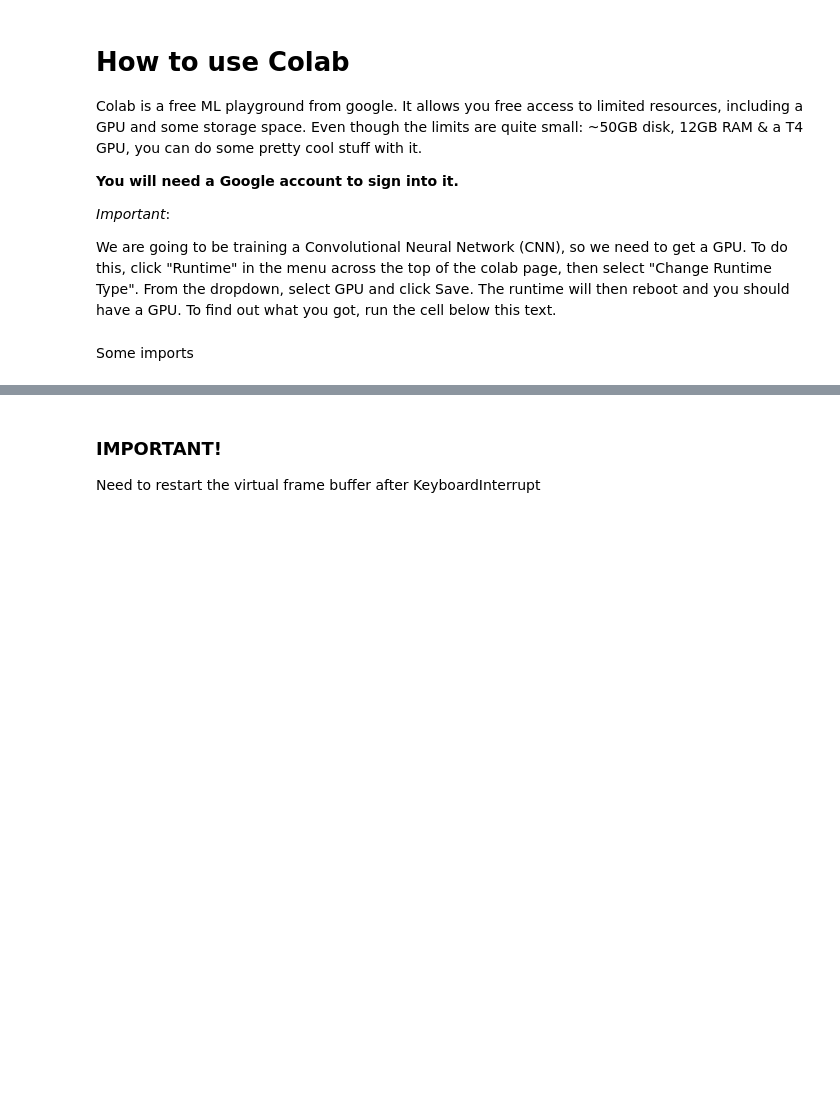
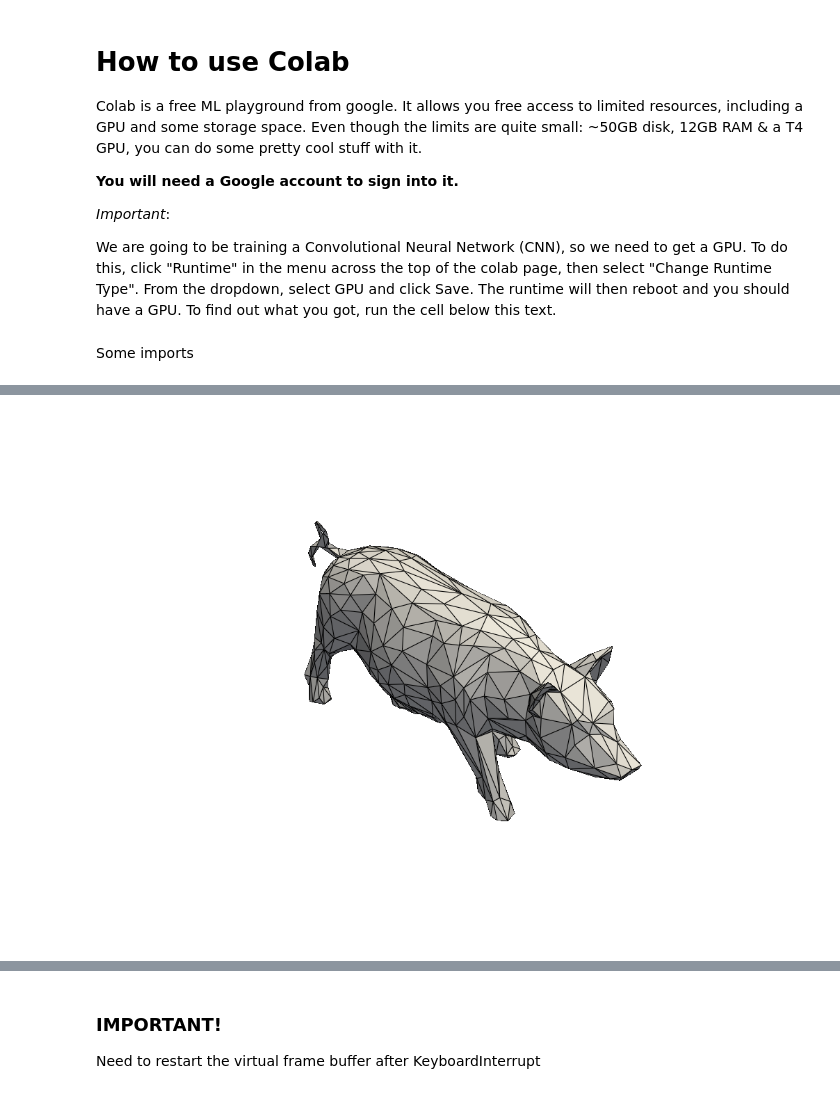
Before and after one commit to edhendo/test_workshop, a Jupyter notebook: workshop_notebook.ipynb, the cells around one changed output, grey strips where cells are left out. Drawn from its saved outputs; the diff is of its cells as text; code cells hidden in the pictures; blank space fills up the shorter version.

```diff
--- a/workshop_notebook.ipynb
+++ b/workshop_notebook.ipynb
@@ -101,0 +154,16 @@ Start by computing the geodesic matrices for each shape
+# %%
+animal = "pig"
+mesh = o3d.io.read_triangle_mesh(f"data/meshes/{animal}.obj")
+
+mesh = mesh.simplify_quadric_decimation(target_number_of_triangles=1000)
+#mesh = mesh.filter_smooth_taubin(number_of_iterations=10)             # additionally smoothing can be useful when reducing the resolution of large meshes
+
+verts = np.asarray(mesh.vertices)[:, [0,2,1]]
+triangles = np.asarray(mesh.triangles)
+pyv_mesh = pyvistarise(verts, triangles)
+pyvista.global_theme.background = 'white'
+plotter = pyvista.Plotter(notebook=True)
+plotter.add_mesh(pyv_mesh, show_edges=True)
+plotter.show(jupyter_backend="static")
+# %% [output]
+[figure, added]
```
Also changed, not shown: parts of 51 cells of this notebook, 4 other files.
